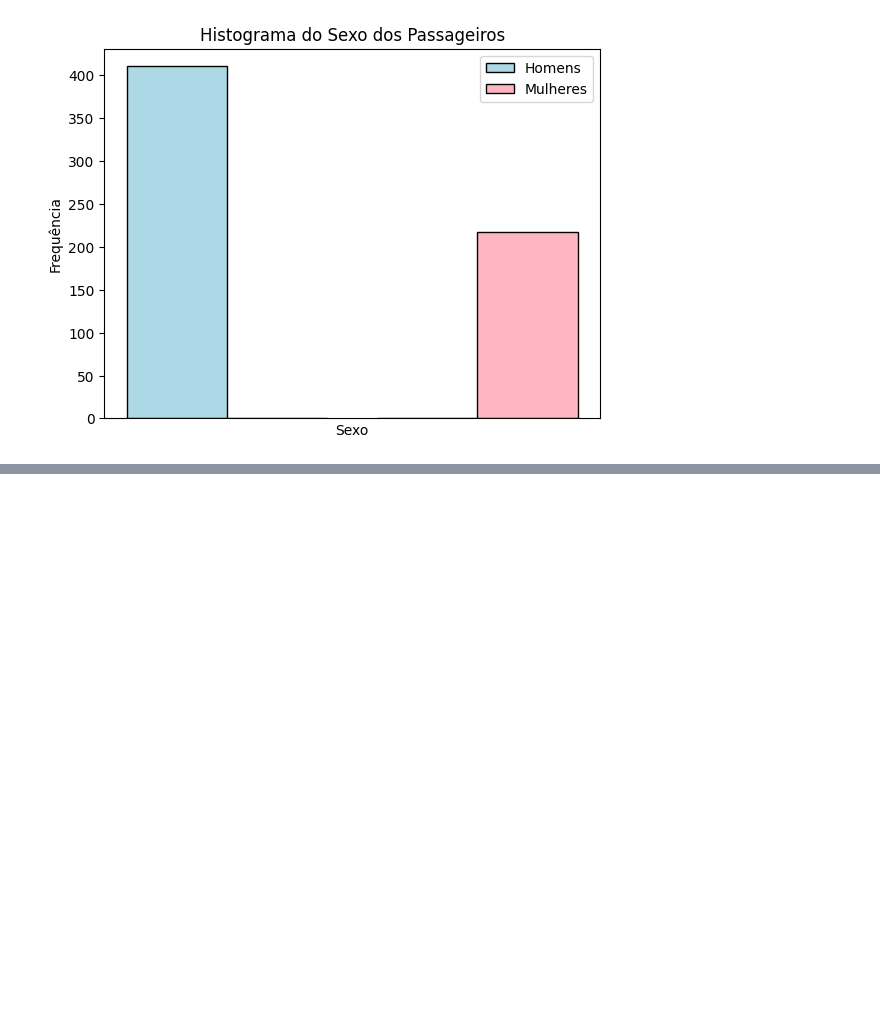
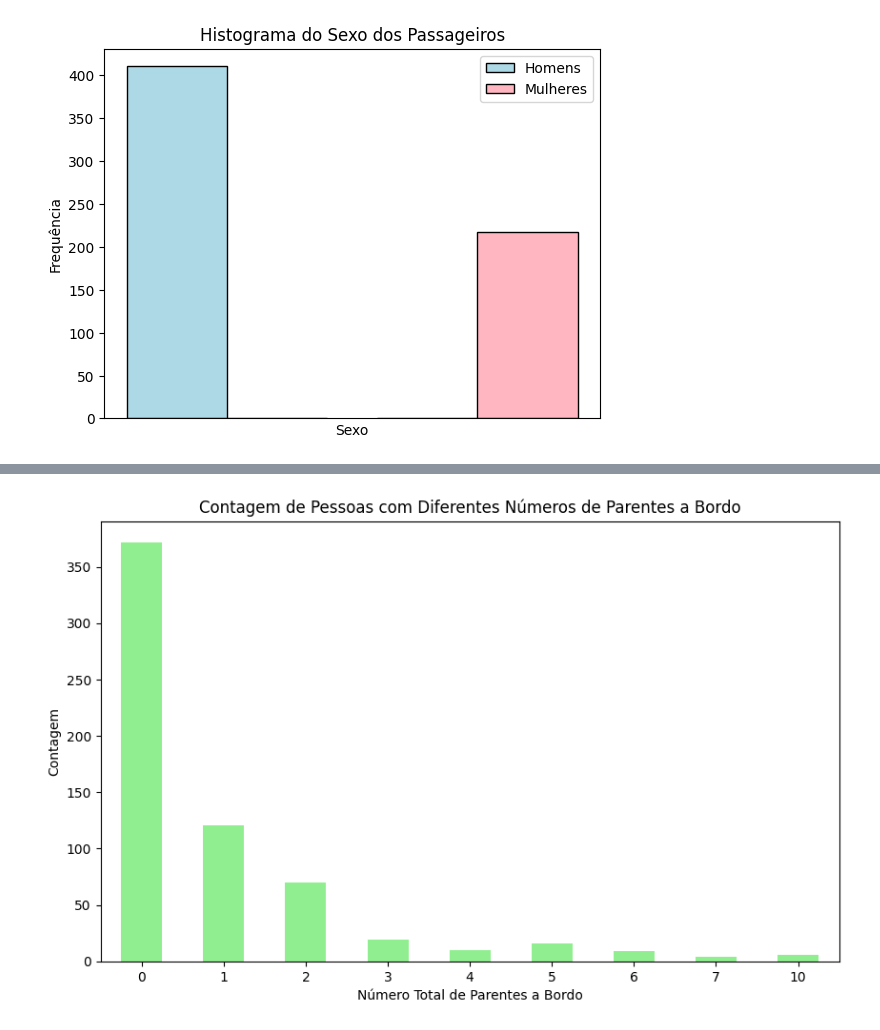
Before and after one commit to ThFaro/titanicChallenge, a Jupyter notebook: Desafio.ipynb, the cells around one changed output, grey strips where cells are left out. Cells and saved outputs as stored; diff of their text form; code cells hidden in the pictures; blank space fills up the shorter version.

```diff
--- a/Desafio.ipynb
+++ b/Desafio.ipynb
@@ -145,0 +167,14 @@ plt.show()
+# %%
+dftrain['Total_Parentes'] = dftrain['n_siblings_spouses'] + dftrain['parch']
+
+contagem_parentes = dftrain['Total_Parentes'].value_counts()
+
+plt.figure(figsize=(10, 6))
+contagem_parentes.sort_index().plot(kind='bar', color='lightgreen')
+plt.title('Contagem de Pessoas com Diferentes Números de Parentes a Bordo')
+plt.xlabel('Número Total de Parentes a Bordo')
+plt.ylabel('Contagem')
+plt.xticks(rotation=0)
+plt.show()
+# %% [output]
+[figure, added]
```
Also changed, not shown: parts of 5 cells of this notebook.
